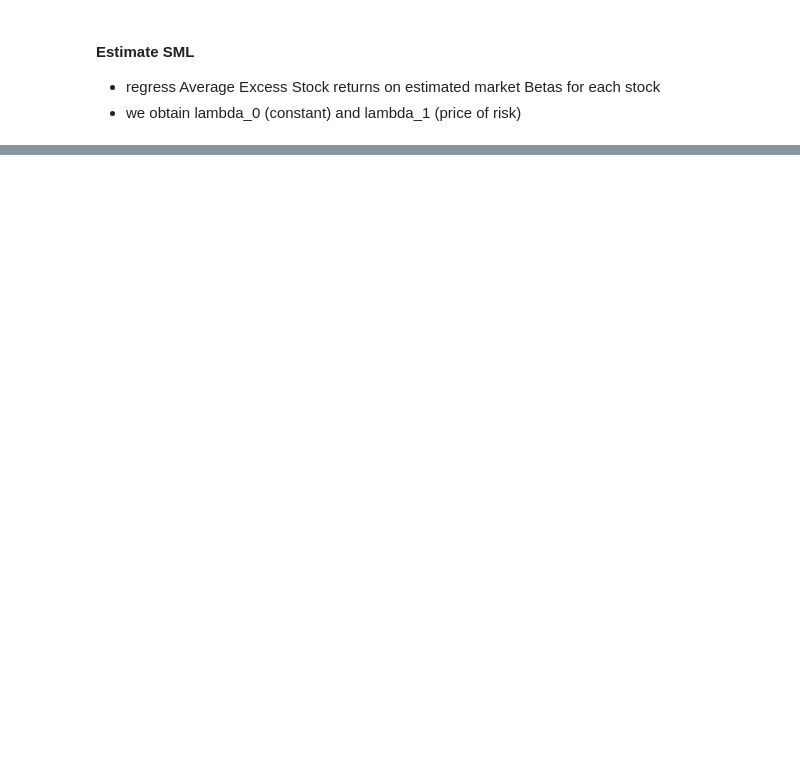
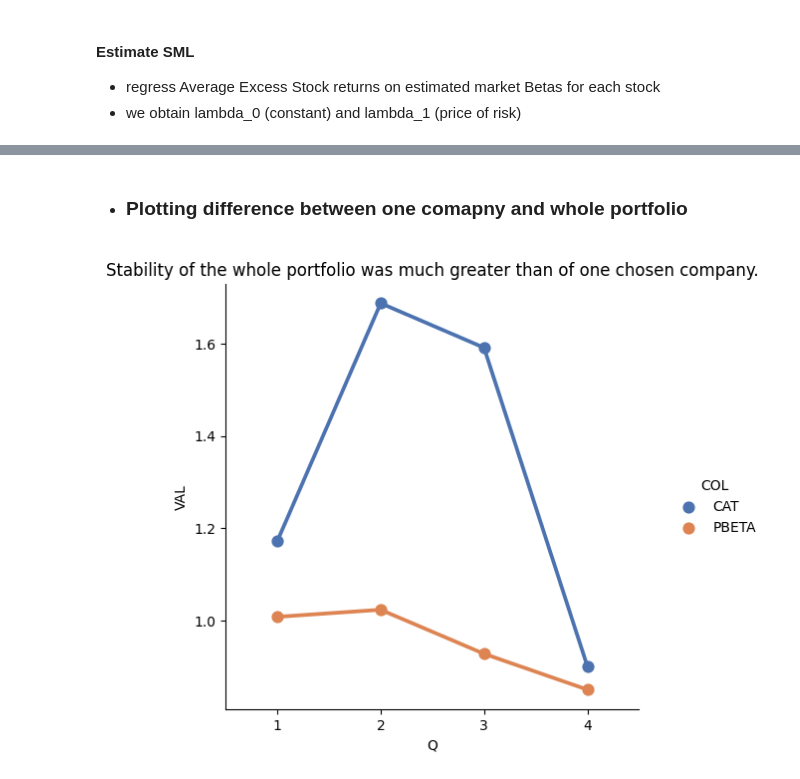
Before and after one commit to maxbranting/investment-theory, a Jupyter notebook: portfolio.ipynb, the cells around one changed output, grey strips where cells are left out. Saved outputs shown, nothing was run; the diff lists cells and outputs as text; code cells hidden in the pictures; blank space fills up the shorter version.

```diff
--- a/portfolio.ipynb
+++ b/portfolio.ipynb
@@ -197,0 +238,17 @@ print(f'''
+# %%
+todiv = len(dffull)
+p1, p2, p3, p4, p5 = np.linspace(1,todiv, 5)
+dfq1 = dffull.iloc[0:math.floor(p2),:]
+dfq2 = dffull.iloc[math.ceil(p2):math.floor(p3)]
+dfq3 = dffull.iloc[math.ceil(p3):math.floor(p4)]
+dfq4 = dffull.iloc[math.ceil(p4):math.floor(p5)]
+
+q1result = reg_it(dfq1, colsreg)
+q2result = reg_it(dfq2, colsreg)
+q3result = reg_it(dfq3, colsreg)
+q4result = reg_it(dfq4, colsreg)
+
+display(q1result)
+display(q2result)
+display(q3result)
+display(q4result)
@@ -197,0 +300,11 @@ print(f'''
+# %% [markdown]
+* ### Plotting difference between one comapny and whole portfolio
+# %%
+dfplot = {'Q':[1,2,3,4, 1,2,3,4], 'COL':['CAT','CAT','CAT','CAT', 'PBETA', 'PBETA', 'PBETA', 'PBETA'] ,'VAL':[q1result.iloc[0, 2], q2result.iloc[0, 2], q3result.iloc[0, 2], q4result.iloc[0, 2], q1result['beta'].mean(), q2result['beta'].mean(), q3result['beta'].mean(), q4result['beta'].mean()]}
+dfplot = pd.DataFrame(dfplot)
+
+sns.catplot(x='Q', y='VAL', hue='COL' , data=dfplot, kind='point', palette = 'deep')
+plt.title('Stability of the whole portfolio was much greater than of one chosen company.')
+plt.show()
+# %% [output]
+[figure, added]
```
Also changed, not shown: parts of 16 cells of this notebook.
